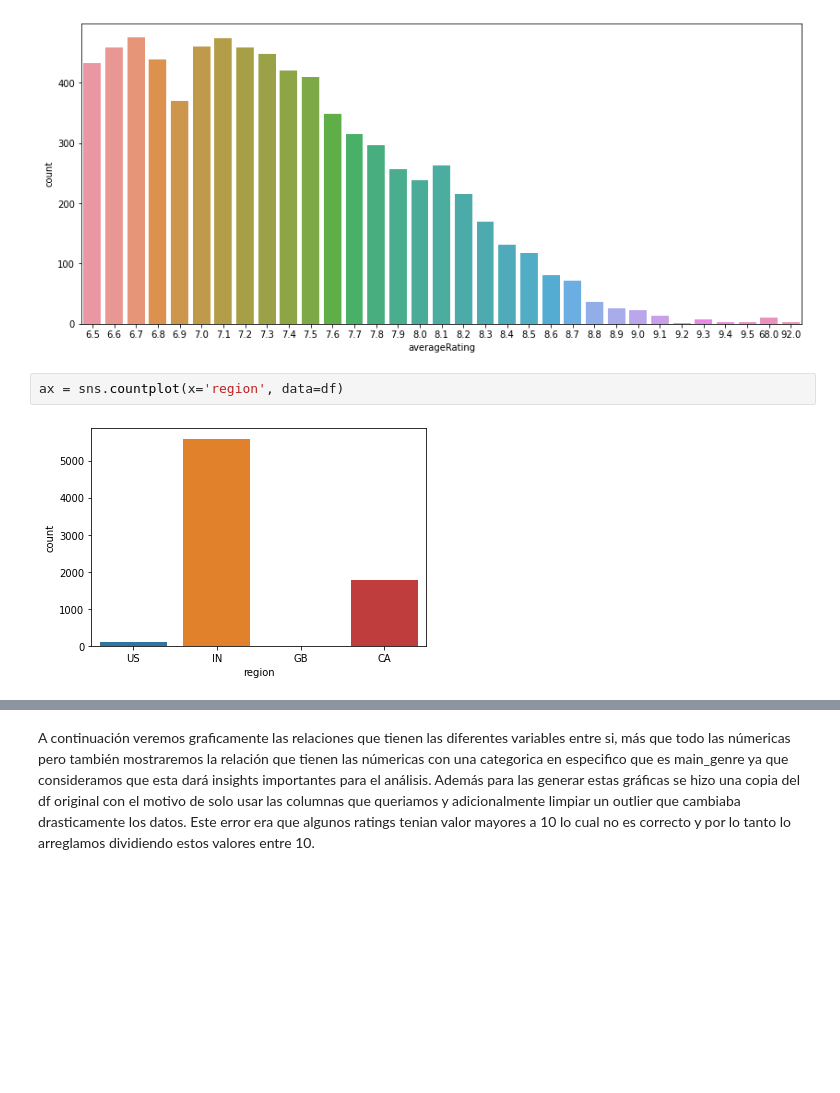
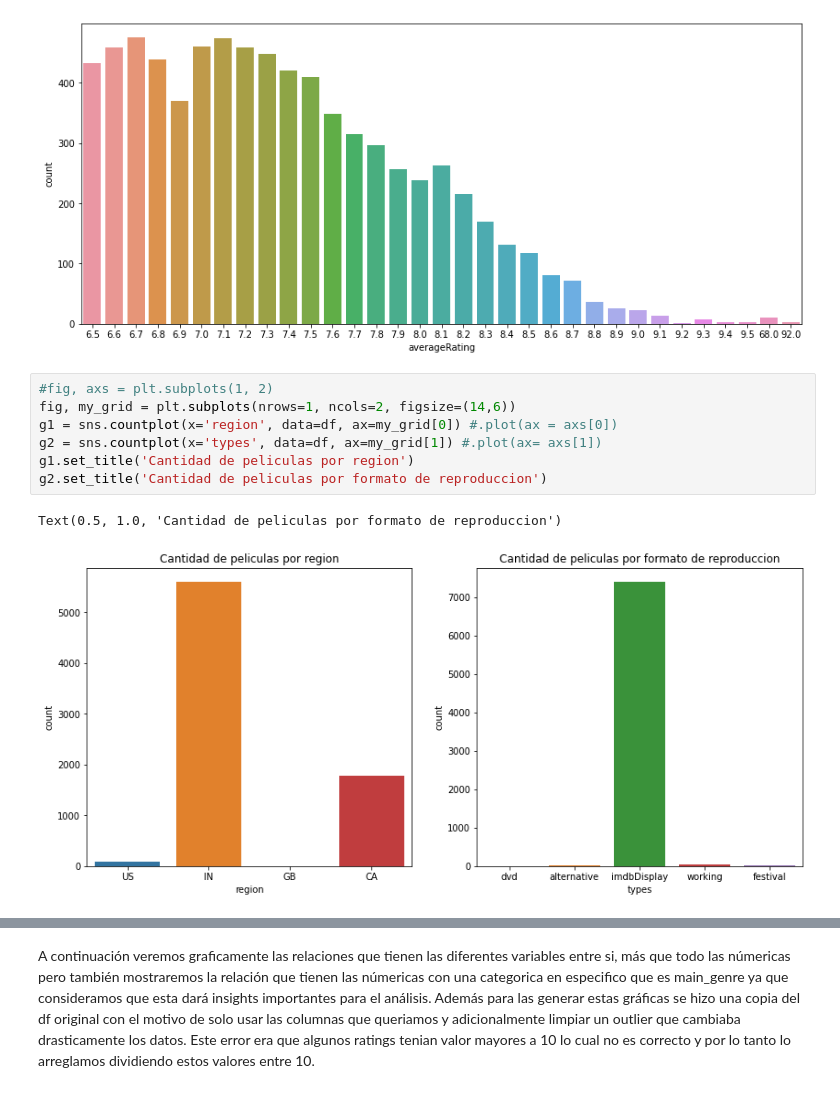
Before and after one commit to montejs3/Bi, a Jupyter notebook: LabBi/lab.ipynb, the cells around one changed output, grey strips where cells are left out. Cells and saved outputs as stored; diff of their text form; blank space fills up the shorter version.

```diff
--- a/LabBi/lab.ipynb
+++ b/LabBi/lab.ipynb
@@ -124,8 +132,14 @@ sns.countplot(x='averageRating', data=df)
 plt.show()
 # %% [output]
 [figure]
-# %%
-ax = sns.countplot(x='region', data=df)
-# %% [output]
-[figure, removed]
+# %%
+#fig, axs = plt.subplots(1, 2)
+fig, my_grid = plt.subplots(nrows=1, ncols=2, figsize=(14,6))
+g1 = sns.countplot(x='region', data=df, ax=my_grid[0]) #.plot(ax = axs[0])
+g2 = sns.countplot(x='types', data=df, ax=my_grid[1]) #.plot(ax= axs[1])
+g1.set_title('Cantidad de peliculas por region')
+g2.set_title('Cantidad de peliculas por formato de reproduccion')
+# %% [output]
+Text(0.5, 1.0, 'Cantidad de peliculas por formato de reproduccion')
+[figure, added]
 # %%
```
Also changed, not shown: parts of 14 cells of this notebook.
